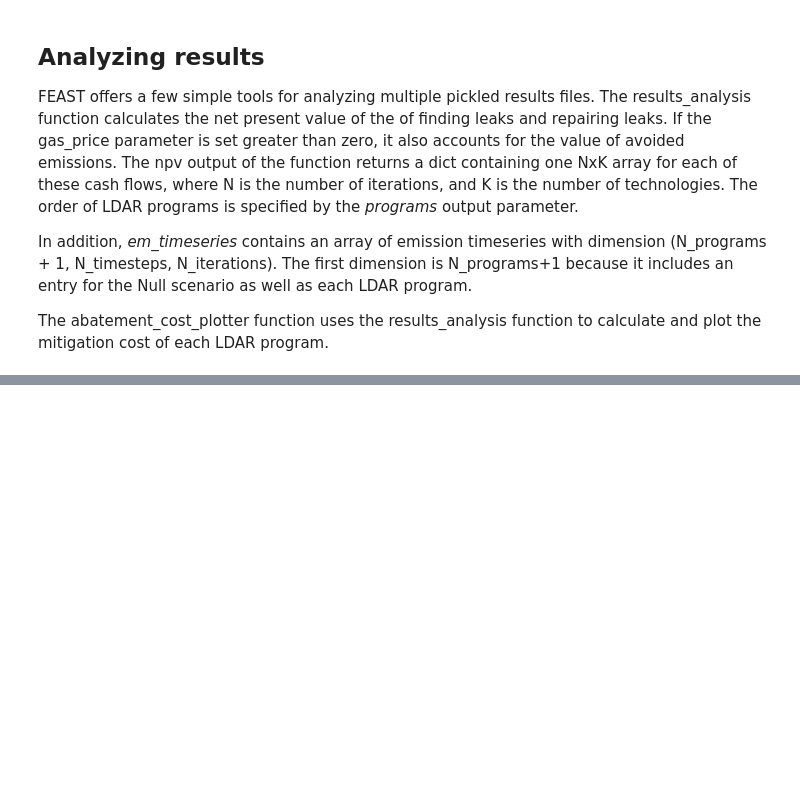
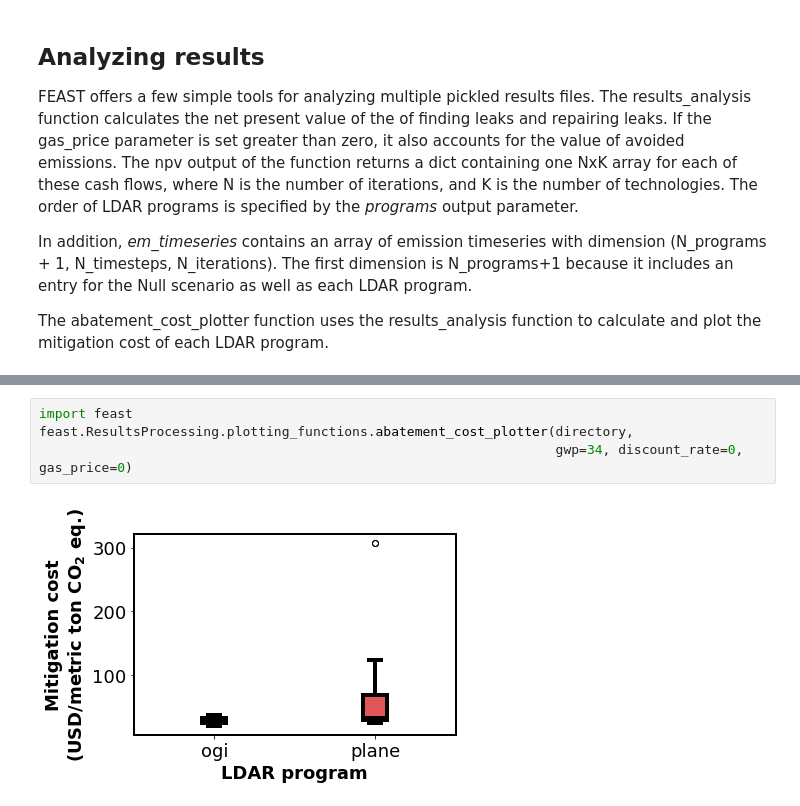
Before and after one commit to gomezf/FEAST31_Sandbox, a Jupyter notebook: FEAST myField.ipynb, the cells around one changed output, grey strips where cells are left out. Cells and saved outputs as stored; diff of their text form; blank space fills up the shorter version.

```diff
--- a/FEAST myField.ipynb
+++ b/FEAST myField.ipynb
@@ -386,0 +319,6 @@ with sns.axes_style("darkgrid"):
+# %%
+import feast
+feast.ResultsProcessing.plotting_functions.abatement_cost_plotter(directory,
+                                                                  gwp=34, discount_rate=0, gas_price=0)
+# %% [output]
+[figure, added]
```
Also changed, not shown: parts of 42 cells of this notebook, 4 other files.
